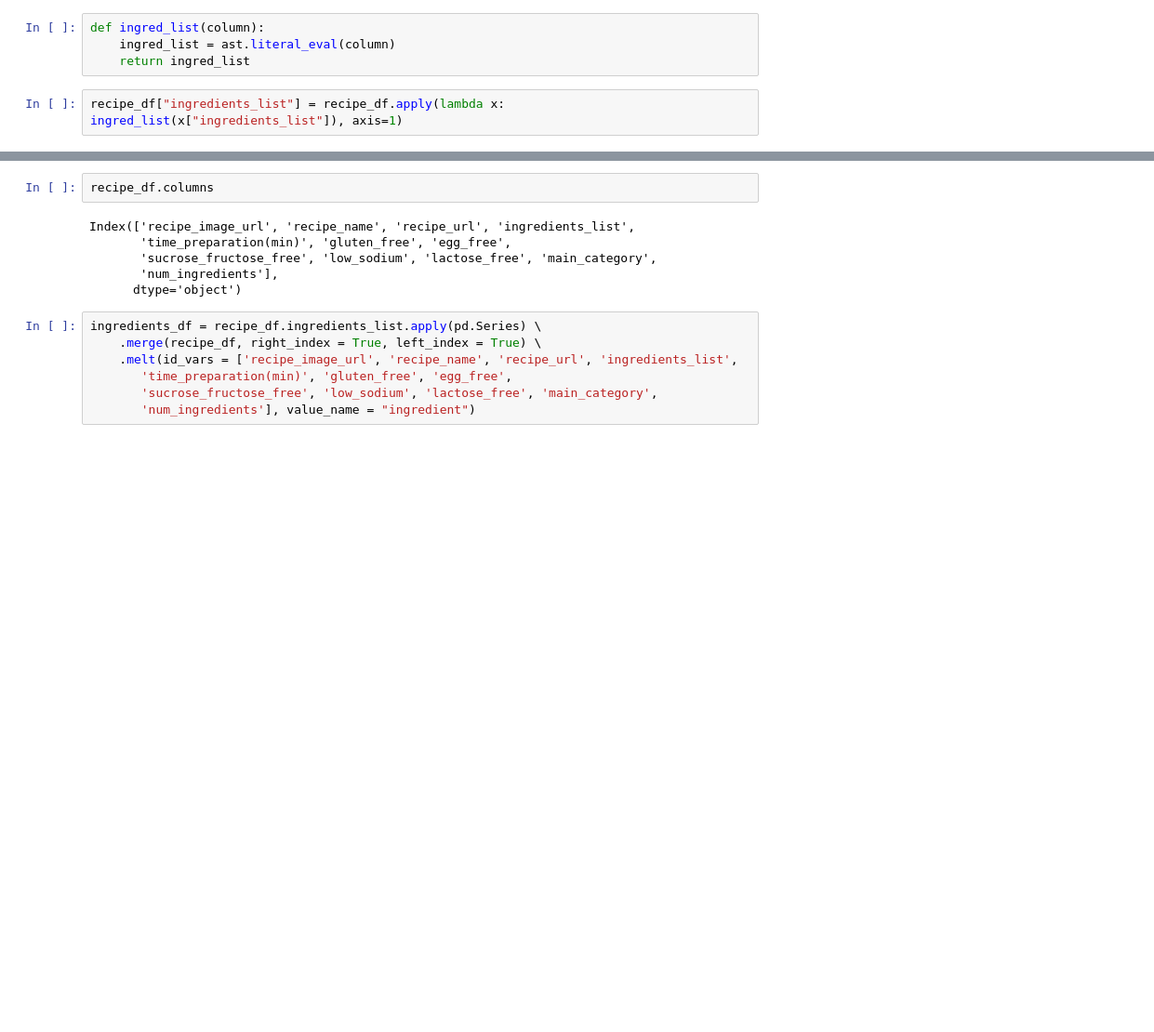
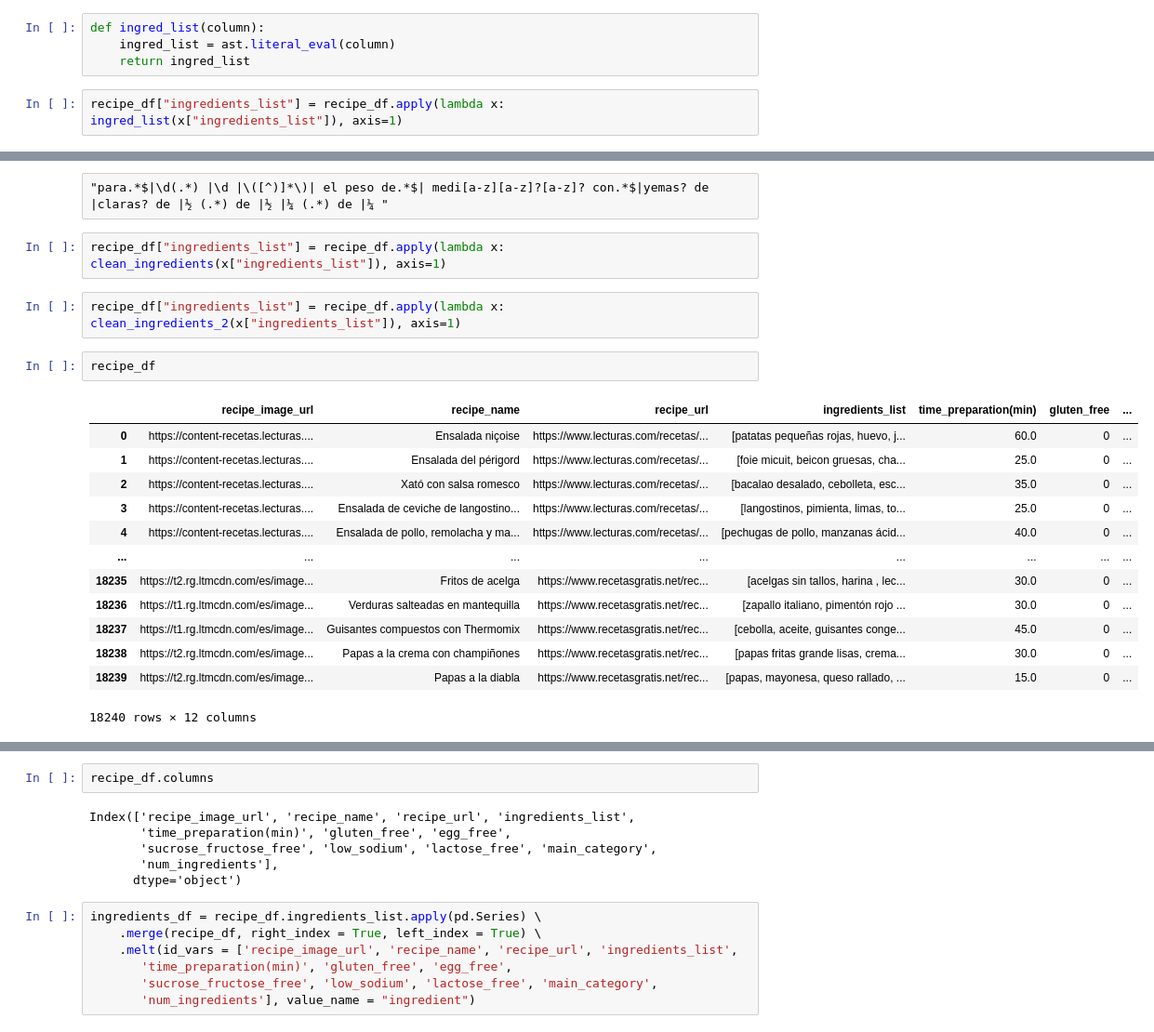
Before and after one commit to vkamg/Ironhack-Final-Project, a Jupyter notebook: notebooks/concat_lecturas_recetasgratis_data.ipynb, the cells around one changed output, grey strips where cells are left out. Shown at 93% size. Drawn from its saved outputs; the diff is of its cells as text; blank space fills up the shorter version.

```diff
--- a/notebooks/concat_lecturas_recetasgratis_data.ipynb
+++ b/notebooks/concat_lecturas_recetasgratis_data.ipynb
@@ -40,0 +50,22 @@ def clean_ingredients(column):
+# %% [raw]
+"para.*$|\d(.*) |\d |\([^)]*\)| el peso de.*$| medi[a-z][a-z]?[a-z]? con.*$|yemas? de |claras? de |½ (.*) de |½ |¼ (.*) de |¼ "
+# %%
+recipe_df["ingredients_list"] = recipe_df.apply(lambda x: clean_ingredients(x["ingredients_list"]), axis=1)
+# %%
+recipe_df["ingredients_list"] = recipe_df.apply(lambda x: clean_ingredients_2(x["ingredients_list"]), axis=1)
+# %%
+recipe_df
+# %% [output]
+|  | recipe_image_url | recipe_name | recipe_url | ingredients_list | time_preparation(min) | gluten_free | ... |
+| 0 | https://content-recetas.lecturas.... | Ensalada niçoise | https://www.lecturas.com/recetas/... | [patatas pequeñas rojas, huevo, j... | 60.0 | 0 | ... |
+| 1 | https://content-recetas.lecturas.... | Ensalada del périgord | https://www.lecturas.com/recetas/... | [foie micuit, beicon gruesas, cha... | 25.0 | 0 | ... |
+| 2 | https://content-recetas.lecturas.... | Xató con salsa romesco | https://www.lecturas.com/recetas/... | [bacalao desalado, cebolleta, esc... | 35.0 | 0 | ... |
+| 3 | https://content-recetas.lecturas.... | Ensalada de ceviche de langostino... | https://www.lecturas.com/recetas/... | [langostinos, pimienta, limas, to... | 25.0 | 0 | ... |
+| 4 | https://content-recetas.lecturas.... | Ensalada de pollo, remolacha y ma... | https://www.lecturas.com/recetas/... | [pechugas de pollo, manzanas ácid... | 40.0 | 0 | ... |
+| ... | ... | ... | ... | ... | ... | ... | ... |
+| 18235 | https://t2.rg.ltmcdn.com/es/image... | Fritos de acelga | https://www.recetasgratis.net/rec... | [acelgas sin tallos, harina , lec... | 30.0 | 0 | ... |
+| 18236 | https://t1.rg.ltmcdn.com/es/image... | Verduras salteadas en mantequilla | https://www.recetasgratis.net/rec... | [zapallo italiano, pimentón rojo ... | 30.0 | 0 | ... |
+| 18237 | https://t1.rg.ltmcdn.com/es/image... | Guisantes compuestos con Thermomix | https://www.recetasgratis.net/rec... | [cebolla, aceite, guisantes conge... | 45.0 | 0 | ... |
+| 18238 | https://t2.rg.ltmcdn.com/es/image... | Papas a la crema con champiñones | https://www.recetasgratis.net/rec... | [papas fritas grande lisas, crema... | 30.0 | 0 | ... |
+| 18239 | https://t2.rg.ltmcdn.com/es/image... | Papas a la diabla | https://www.recetasgratis.net/rec... | [papas, mayonesa, queso rallado, ... | 15.0 | 0 | ... |
+18240 rows × 12 columns
```
Also changed, not shown: parts of 21 cells of this notebook, 8 other files.
